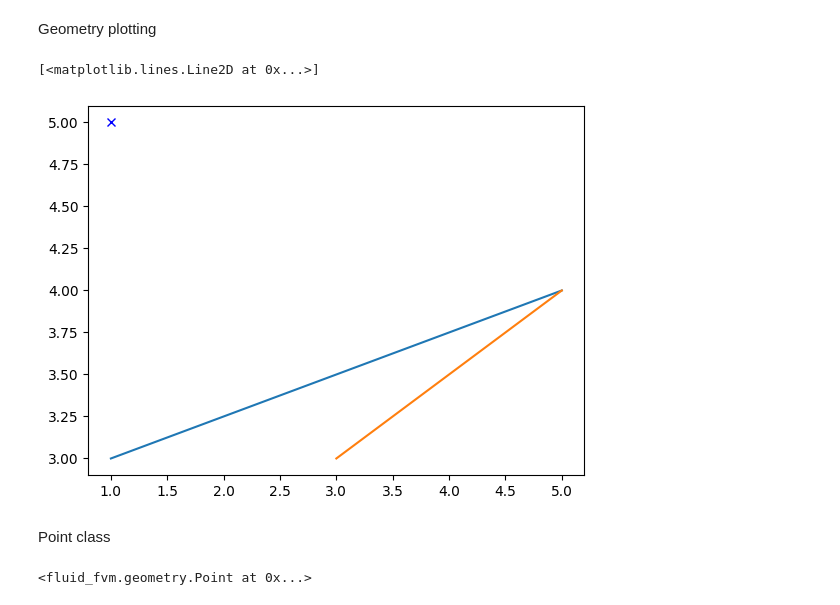
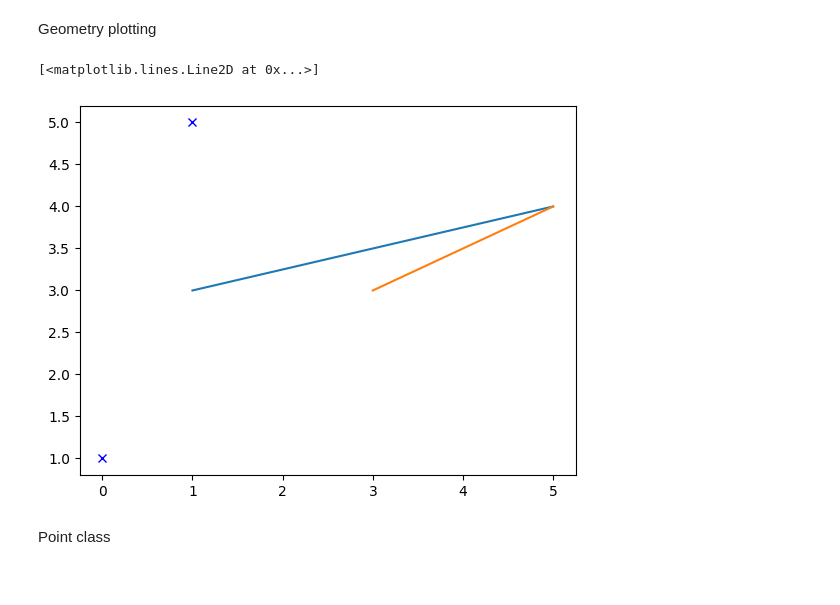
Before and after one commit to csillagu/FVM-Solver, a Jupyter notebook: investigation/geometry_inv.ipynb, the cells around one changed output. Drawn from its saved outputs; the diff is of its cells as text; code cells hidden in the pictures.

```diff
--- a/investigation/geometry_inv.ipynb
+++ b/investigation/geometry_inv.ipynb
@@ -3,18 +3,13 @@ Geometry plotting
 # %%
 import matplotlib.pyplot as plt
 
 fig, ax = plt.subplots()
 ax.plot([1, 5], [3,4])
 ax.plot([3, 5], [3,4])
 
-ax.plot(1,5, "bx")
+ax.plot((1,5), "bx")
 # %% [output]
 [<matplotlib.lines.Line2D at 0x...>]
-[figure, old version]
+[figure, new version]
 # %% [markdown]
 Point class
-# %%
-import fluid_fvm.geometry as geo
-p = geo.Point(1,1)
-# %% [output]
-<fluid_fvm.geometry.Point at 0x...>
```
Also changed, not shown: parts of 3 cells of this notebook, 1 other file.
